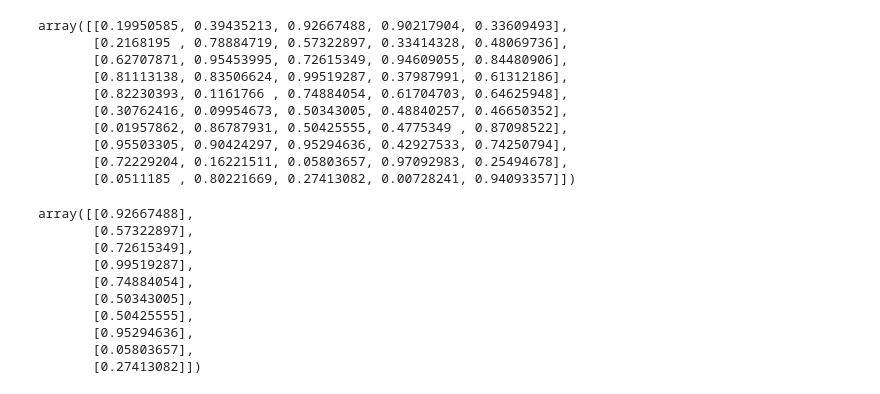
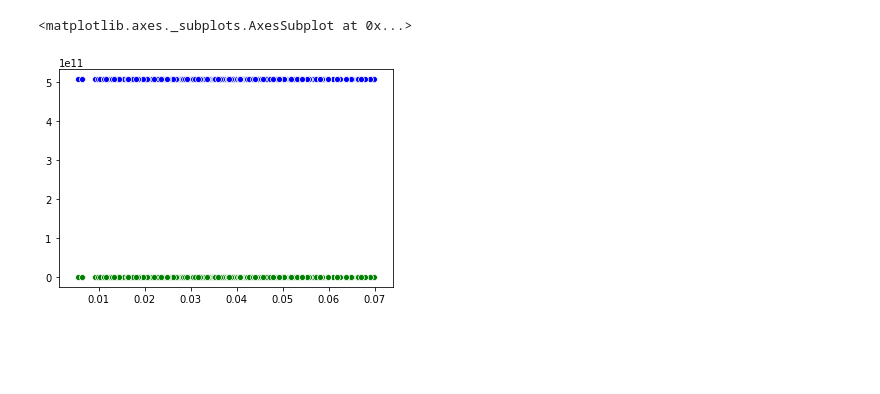
Before and after one commit to nauman-chaudhary/LinearRegression, a Jupyter notebook: L1 Regularization (Lasso).ipynb, the cells around one changed output. Drawn from its saved outputs; the diff is of its cells as text; code cells hidden in the pictures; blank space fills up the shorter version.

```diff
--- a/L1 Regularization (Lasso).ipynb
+++ b/L1 Regularization (Lasso).ipynb
@@ -97 +198,8 @@ def gradient_descent(x=None,y=None,tolerance_gradient=0.01, tolerance_cost=0.000
+# %%
+plt.ticklabel_format(useOffset=False)
+sns.scatterplot(x=data_normalized[0][:,0],y=target.reshape(1000),color='g')
+sns.scatterplot(x=data_normalized[0][:,0],y=result,color='b')
+# %% [output]
+<matplotlib.axes._subplots.AxesSubplot at 0x...>
+[figure, added]
 # %%
@@ -143,27 +235,0 @@ data= pd.read_csv('Related Datasets/kc_house_train_data.csv',dtype=data_types)
-# %%
-X = np.random.rand(50).reshape(10,5)
-X
-# %% [output]
-array([[0.19950585, 0.39435213, 0.92667488, 0.90217904, 0.33609493],
-       [0.2168195 , 0.78884719, 0.57322897, 0.33414328, 0.48069736],
-       [0.62707871, 0.95453995, 0.72615349, 0.94609055, 0.84480906],
-       [0.81113138, 0.83506624, 0.99519287, 0.37987991, 0.61312186],
-       [0.82230393, 0.1161766 , 0.74884054, 0.61704703, 0.64625948],
-       [0.30762416, 0.09954673, 0.50343005, 0.48840257, 0.46650352],
-       [0.01957862, 0.86787931, 0.50425555, 0.4775349 , 0.87098522],
-       [0.95503305, 0.90424297, 0.95294636, 0.42927533, 0.74250794],
-       [0.72229204, 0.16221511, 0.05803657, 0.97092983, 0.25494678],
-       [0.0511185 , 0.80221669, 0.27413082, 0.00728241, 0.94093357]])
-# %%
-np.array(X[:,2]).reshape(-1,1)
-# %% [output]
-array([[0.92667488],
-       [0.57322897],
-       [0.72615349],
-       [0.99519287],
-       [0.74884054],
-       [0.50343005],
-       [0.50425555],
-       [0.95294636],
-       [0.05803657],
-       [0.27413082]])
```
Also changed, not shown: parts of 20 cells of this notebook, 1 other file.
